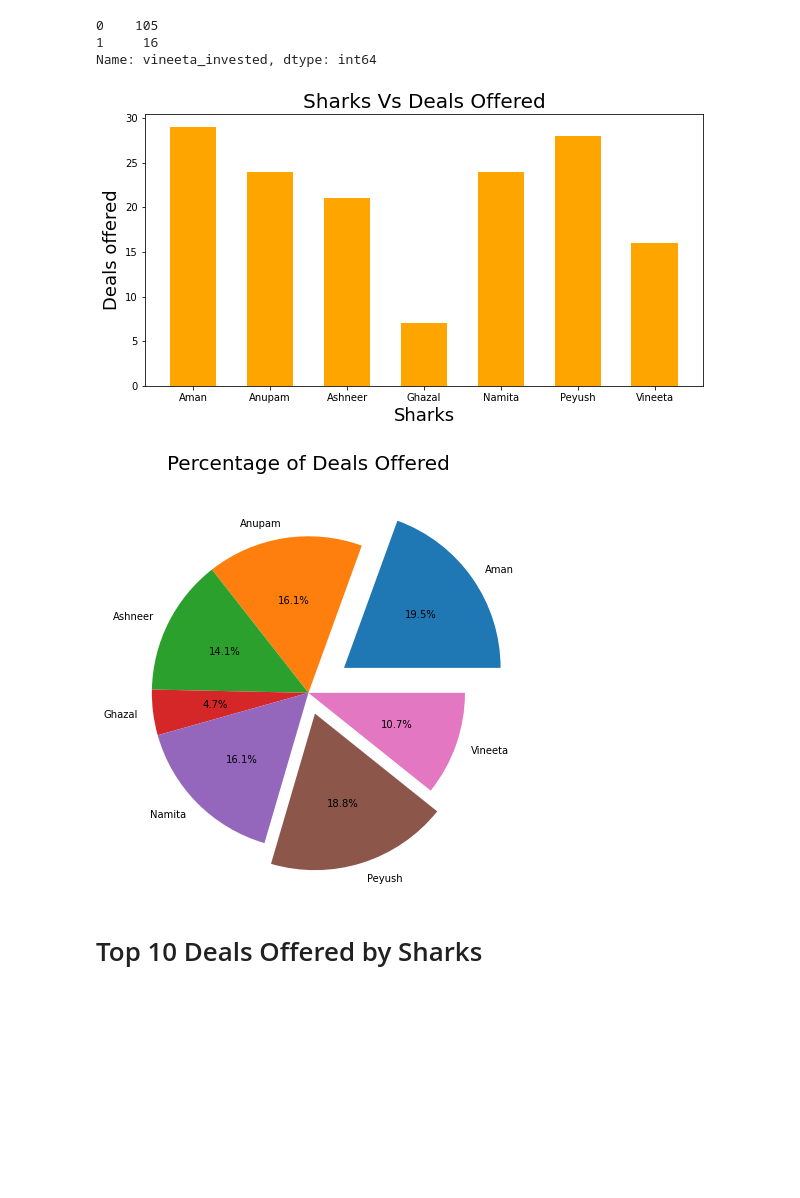
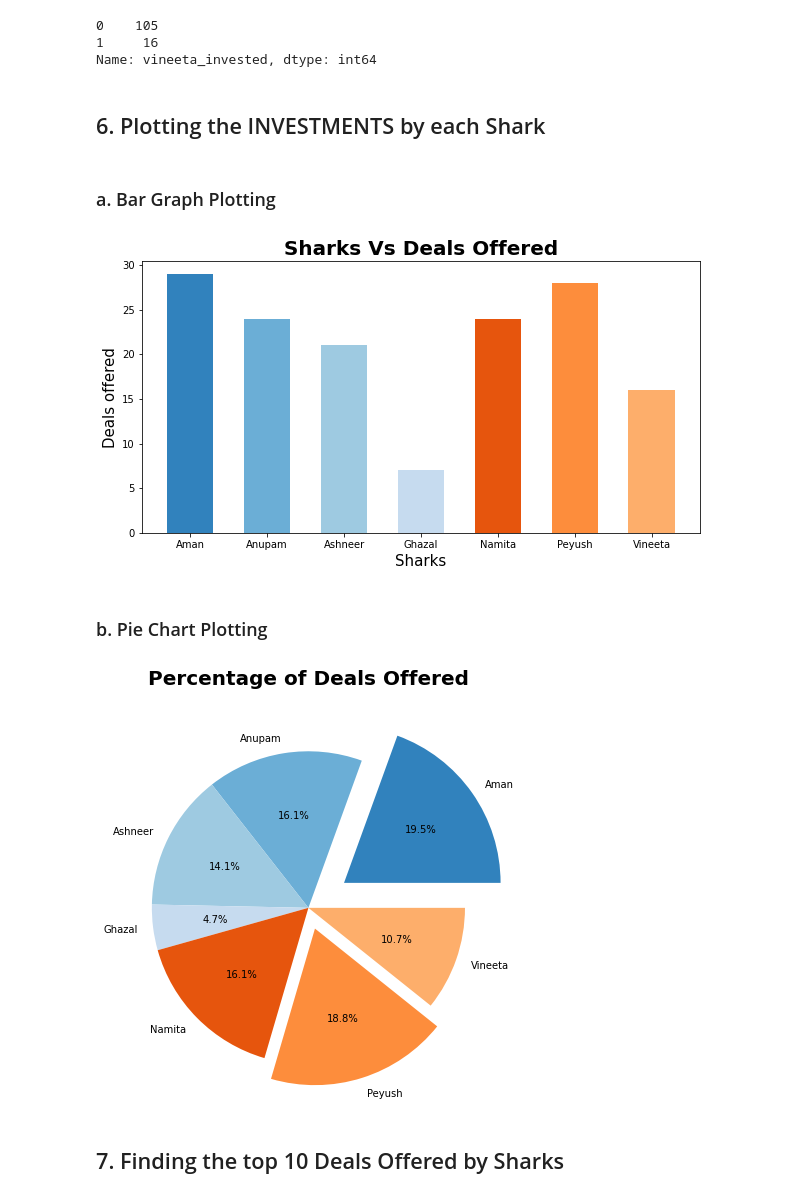
Before and after one commit to abinashkonwar/EDA_of_Shark_Tank_Data, a Jupyter notebook: Shark Tank Deal Analysis.ipynb, the cells around one changed output. Cells and saved outputs as stored; diff of their text form; code cells hidden in the pictures; blank space fills up the shorter version.

```diff
--- a/Shark Tank Deal Analysis.ipynb
+++ b/Shark Tank Deal Analysis.ipynb
@@ -241,28 +258,37 @@ ghazal_invested = len(df[df['ghazal_invested'] == 1])
 namita_invested = len(df[df['namita_invested'] == 1])
 peyush_invested = len(df[df['peyush_invested'] == 1])
 vineeta_invested = len(df[df['vineeta_invested'] == 1])
+# %% [markdown]
+## 6. Plotting the INVESTMENTS by each Shark
+# %% [markdown]
+### a. Bar Graph Plotting
 # %%
 fig = plt.figure(figsize=(10,5))
+col_map = plt.get_cmap('tab20c')
+
 invested = [aman_invested, anupam_invested, ashneer_invested,
             ghazal_invested, namita_invested, peyush_invested, vineeta_invested]
 names = ['Aman', 'Anupam', 'Ashneer', 'Ghazal', 'Namita', 'Peyush', 'Vineeta']
-plt.bar(names, invested, color = 'orange', width=0.6)
-plt.title("Sharks Vs Deals Offered", fontdict={'fontsize':20})
-plt.xlabel("Sharks", fontdict={'fontsize':18})
-plt.ylabel("Deals offered", fontdict={'fontsize':18})
+plt.bar(names, invested, color = col_map.colors, width=0.6)
+plt.title("Sharks Vs Deals Offered", fontdict={'fontsize':20, 'weight': 550})
+plt.xlabel("Sharks", fontdict={'fontsize':15})
+plt.ylabel("Deals offered", fontdict={'fontsize':15})
 
 plt.show()
 # %% [output]
-[figure, old version]
+[figure, new version]
+# %% [markdown]
+### b. Pie Chart Plotting
 # %%
+col_map = plt.get_cmap('tab20c')
 plt.pie(invested, labels = names, radius = 1.8, autopct = '%0.1f%%',
-       explode = [0.50, 0,0,0,0,0.25,0])
-plt.title("Percentage of Deals Offered" ,y=1.5, fontdict={'fontsize':20})
+       explode = [0.50, 0,0,0,0,0.25,0], colors = col_map.colors)
+plt.title("Percentage of Deals Offered" ,y=1.5, fontdict={'fontsize':20, 'weight': 550})
 plt.show()
 # %% [output]
-[figure, old version]
+[figure, new version]
 # %% [markdown]
-# Top 10 Deals Offered by Sharks
+## 7. Finding the top 10 Deals Offered by Sharks
 # %%
 # based on deal amount
 top_deals = df.sort_values('deal_amount_lakhs', ascending = False).head(10)
```
Also changed, not shown: parts of 22 cells of this notebook.
